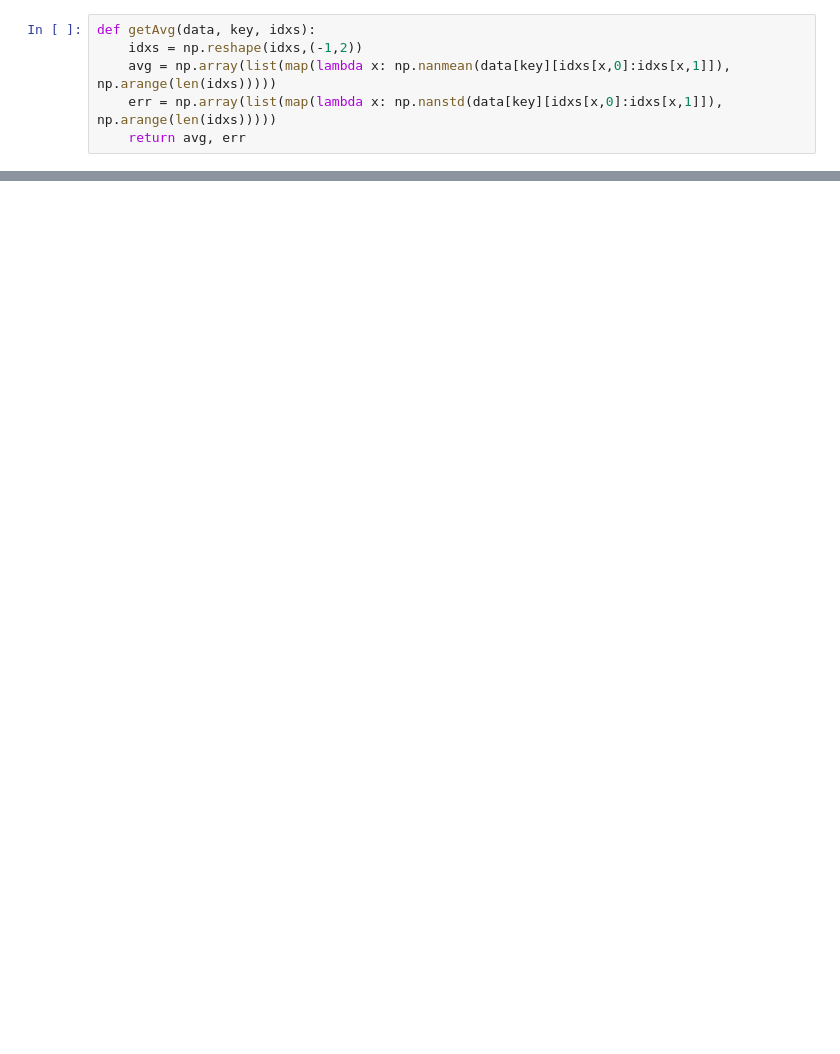
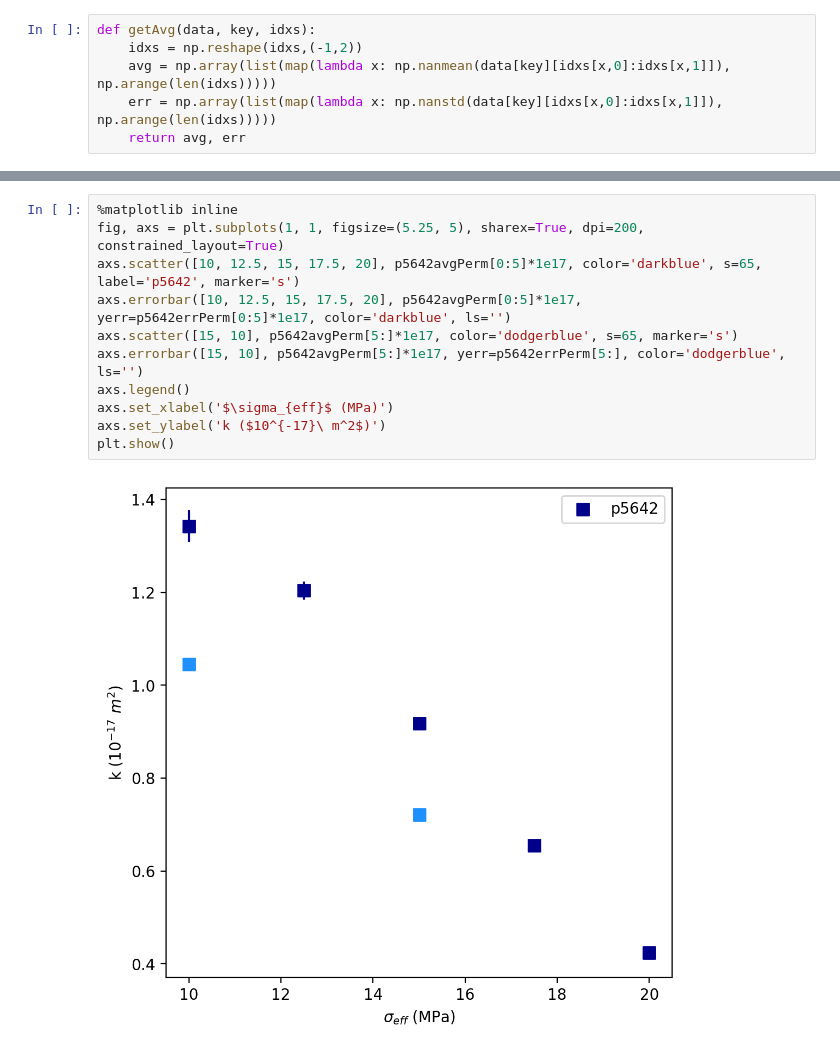
Before and after one commit to clay-wood/fracture-roughness, a Jupyter notebook: permComp.ipynb, the cells around one changed output, grey strips where cells are left out. Saved outputs shown, nothing was run; the diff lists cells and outputs as text; blank space fills up the shorter version.

```diff
--- a/permComp.ipynb
+++ b/permComp.ipynb
@@ -72,0 +104,13 @@ p5704avgDisp -= p5704avgDisp[0]
+# %%
+%matplotlib inline
+fig, axs = plt.subplots(1, 1, figsize=(5.25, 5), sharex=True, dpi=200, constrained_layout=True)
+axs.scatter([10, 12.5, 15, 17.5, 20], p5642avgPerm[0:5]*1e17, color='darkblue', s=65, label='p5642', marker='s')
+axs.errorbar([10, 12.5, 15, 17.5, 20], p5642avgPerm[0:5]*1e17, yerr=p5642errPerm[0:5]*1e17, color='darkblue', ls='')
+axs.scatter([15, 10], p5642avgPerm[5:]*1e17, color='dodgerblue', s=65, marker='s')
+axs.errorbar([15, 10], p5642avgPerm[5:]*1e17, yerr=p5642errPerm[5:], color='dodgerblue', ls='')
+axs.legend()
+axs.set_xlabel('$\sigma_{eff}$ (MPa)')
+axs.set_ylabel('k ($10^{-17}\ m^2$)')
+plt.show()
+# %% [output]
+[figure, added]
```
Also changed, not shown: parts of 12 cells of this notebook, 7 other files.
